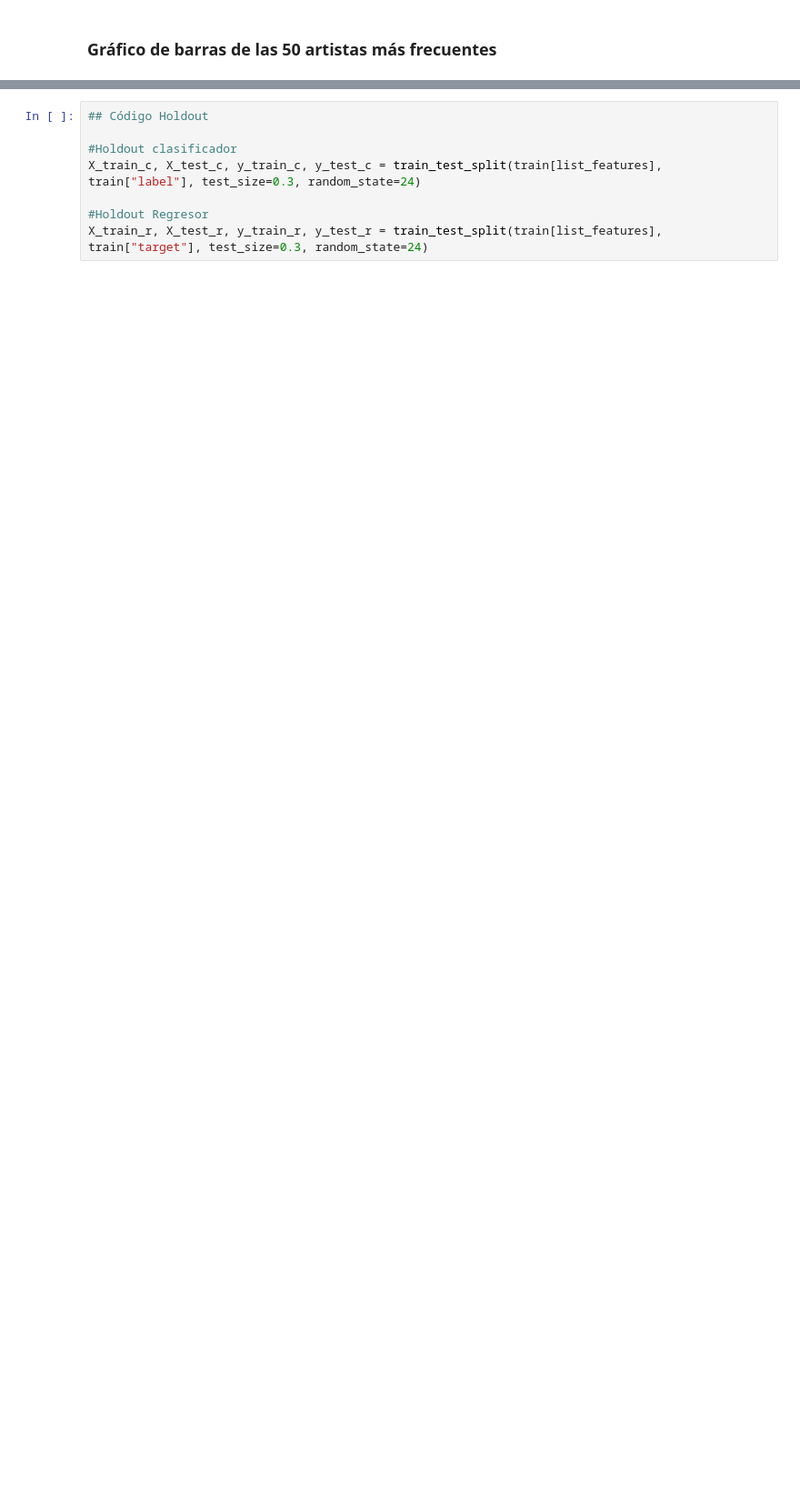
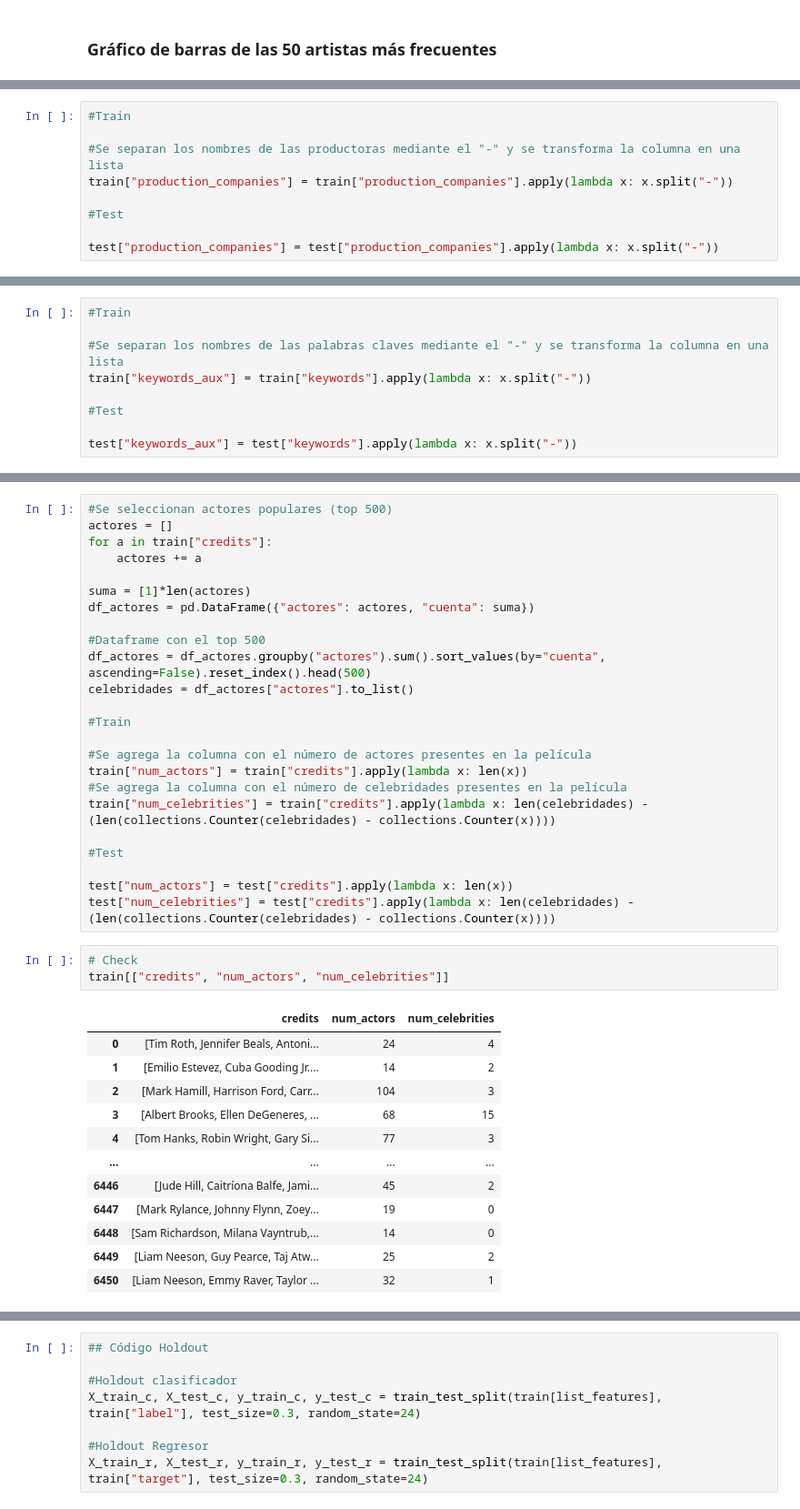
Before and after one commit to CVelizR/evaluaciones-mds7202, a Jupyter notebook: Proyecto/Proyecto_enunciado.ipynb, the cells around one changed output, grey strips where cells are left out. Shown at 91% size. Drawn from its saved outputs; the diff is of its cells as text; blank space fills up the shorter version.

```diff
--- a/Proyecto/Proyecto_enunciado.ipynb
+++ b/Proyecto/Proyecto_enunciado.ipynb
@@ -704,0 +615,9 @@ not_numeric.remove("vote_average")
+# %%
+#Train
+
+#Se separan los nombres de las productoras mediante el "-" y se transforma la columna en una lista
+train["production_companies"] = train["production_companies"].apply(lambda x: x.split("-"))
+
+#Test
+
+test["production_companies"] = test["production_companies"].apply(lambda x: x.split("-"))
@@ -704,0 +628,9 @@ not_numeric.remove("vote_average")
+# %%
+#Train
+
+#Se separan los nombres de las palabras claves mediante el "-" y se transforma la columna en una lista
+train["keywords_aux"] = train["keywords"].apply(lambda x: x.split("-"))
+
+#Test
+
+test["keywords_aux"] = test["keywords"].apply(lambda x: x.split("-"))
@@ -704,0 +645,40 @@ not_numeric.remove("vote_average")
+# %%
+#Se seleccionan actores populares (top 500)
+actores = []
+for a in train["credits"]:
+    actores += a
+
+suma = [1]*len(actores)
+df_actores = pd.DataFrame({"actores": actores, "cuenta": suma})
+
+#Dataframe con el top 500
+df_actores = df_actores.groupby("actores").sum().sort_values(by="cuenta", ascending=False).reset_index().head(500)
+celebridades = df_actores["actores"].to_list()
+
+#Train
+
+#Se agrega la columna con el número de actores presentes en la película
+train["num_actors"] = train["credits"].apply(lambda x: len(x))
+#Se agrega la columna con el número de celebridades presentes en la película
+train["num_celebrities"] = train["credits"].apply(lambda x: len(celebridades) - (len(collections.Counter(celebridades) - collections.Counter(x))))
+
+#Test
+
+test["num_actors"] = test["credits"].apply(lambda x: len(x))
+test["num_celebrities"] = test["credits"].apply(lambda x: len(celebridades) - (len(collections.Counter(celebridades) - collections.Counter(x))))
+# %%
+# Check
+train[["credits", "num_actors", "num_celebrities"]]
+# %% [output]
+|  | credits | num_actors | num_celebrities |
+| 0 | [Tim Roth, Jennifer Beals, Antoni... | 24 | 4 |
+| 1 | [Emilio Estevez, Cuba Gooding Jr.... | 14 | 2 |
+| 2 | [Mark Hamill, Harrison Ford, Carr... | 104 | 3 |
+| 3 | [Albert Brooks, Ellen DeGeneres, ... | 68 | 15 |
+| 4 | [Tom Hanks, Robin Wright, Gary Si... | 77 | 3 |
+| ... | ... | ... | ... |
+| 6446 | [Jude Hill, Caitríona Balfe, Jami... | 45 | 2 |
+| 6447 | [Mark Rylance, Johnny Flynn, Zoey... | 19 | 0 |
+| 6448 | [Sam Richardson, Milana Vayntrub,... | 14 | 0 |
+| 6449 | [Liam Neeson, Guy Pearce, Taj Atw... | 25 | 2 |
+| 6450 | [Liam Neeson, Emmy Raver, Taylor ... | 32 | 1 |
```
Also changed, not shown: parts of 118 cells of this notebook, 1 other file.
